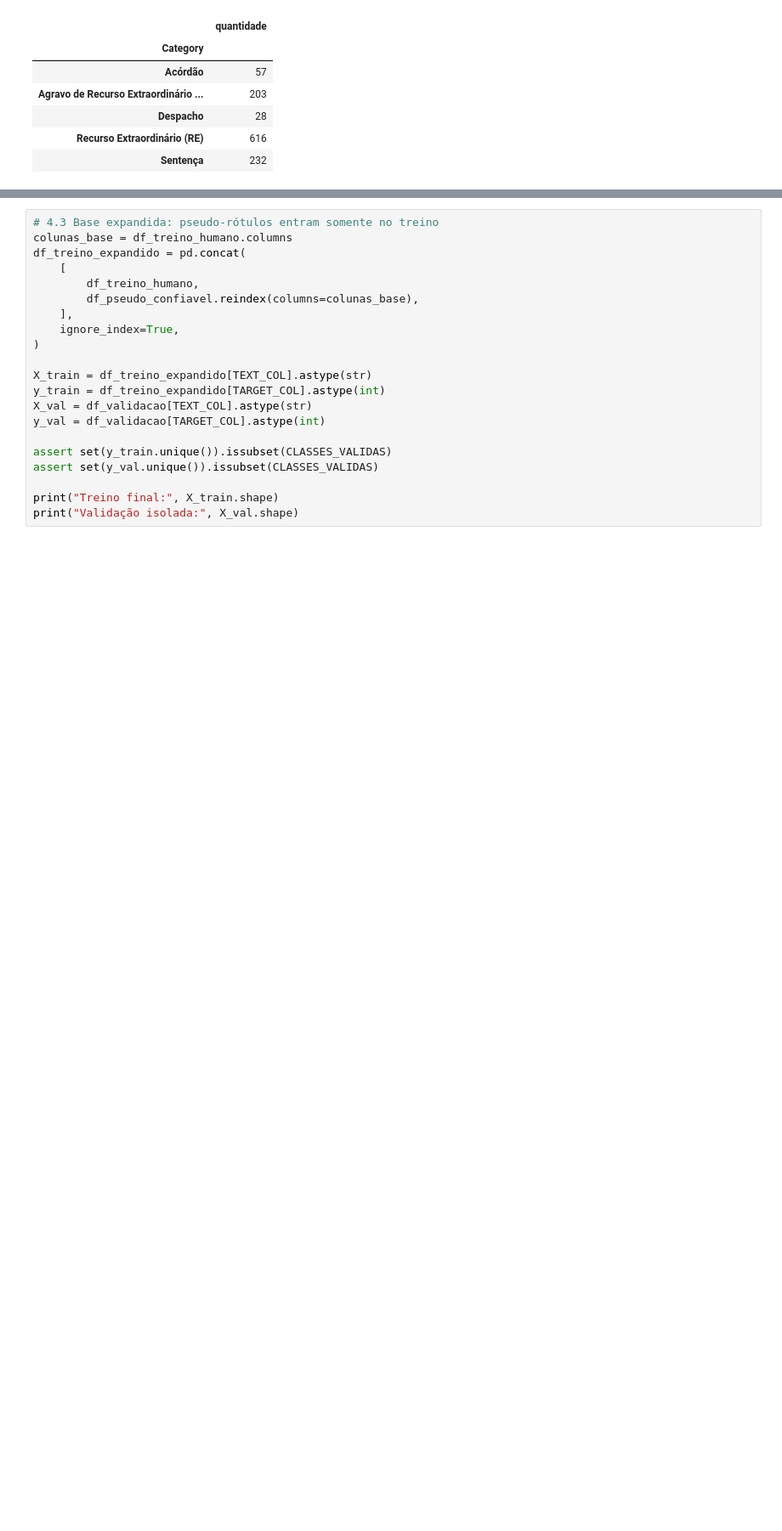
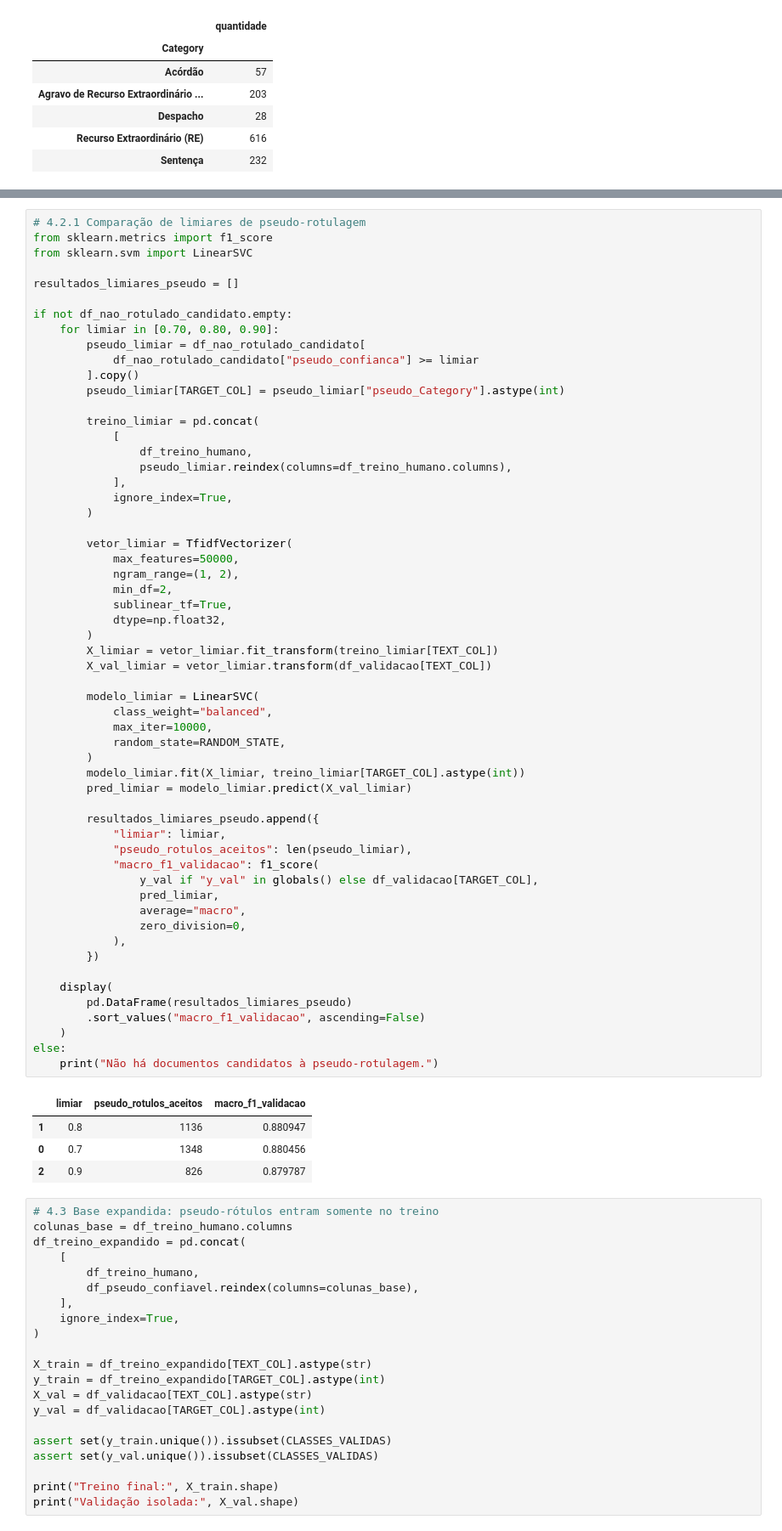
Before and after one commit to anneSS1/Projeto_PLN, a Jupyter notebook: main.ipynb, the cells around one changed output, grey strips where cells are left out. Shown at 85% size. Saved outputs shown, nothing was run; the diff lists cells and outputs as text; blank space fills up the shorter version.

Commit message:
svm com caracteres e add outros modelos

```diff
--- a/main.ipynb
+++ b/main.ipynb
@@ -705,3 +709,65 @@ Pseudo-rótulos rejeitados por baixa confiança: 871
+# %%
+# 4.2.1 Comparação de limiares de pseudo-rotulagem
+from sklearn.metrics import f1_score
+from sklearn.svm import LinearSVC
+
+resultados_limiares_pseudo = []
+
+if not df_nao_rotulado_candidato.empty:
+    for limiar in [0.70, 0.80, 0.90]:
+        pseudo_limiar = df_nao_rotulado_candidato[
+            df_nao_rotulado_candidato["pseudo_confianca"] >= limiar
+        ].copy()
+        pseudo_limiar[TARGET_COL] = pseudo_limiar["pseudo_Category"].astype(int)
+
+        treino_limiar = pd.concat(
+            [
+                df_treino_humano,
+                pseudo_limiar.reindex(columns=df_treino_humano.columns),
+            ],
+            ignore_index=True,
+        )
+
+        vetor_limiar = TfidfVectorizer(
+            max_features=50000,
+            ngram_range=(1, 2),
+            min_df=2,
+            sublinear_tf=True,
+            dtype=np.float32,
+        )
+        X_limiar = vetor_limiar.fit_transform(treino_limiar[TEXT_COL])
+        X_val_limiar = vetor_limiar.transform(df_validacao[TEXT_COL])
+
+        modelo_limiar = LinearSVC(
+            class_weight="balanced",
+            max_iter=10000,
+            random_state=RANDOM_STATE,
+        )
+        modelo_limiar.fit(X_limiar, treino_limiar[TARGET_COL].astype(int))
+        pred_limiar = modelo_limiar.predict(X_val_limiar)
+
+        resultados_limiares_pseudo.append({
+            "limiar": limiar,
+            "pseudo_rotulos_aceitos": len(pseudo_limiar),
+            "macro_f1_validacao": f1_score(
+                y_val if "y_val" in globals() else df_validacao[TARGET_COL],
+                pred_limiar,
+                average="macro",
+                zero_division=0,
+            ),
+        })
+
+    display(
+        pd.DataFrame(resultados_limiares_pseudo)
+        .sort_values("macro_f1_validacao", ascending=False)
+    )
+else:
+    print("Não há documentos candidatos à pseudo-rotulagem.")
+# %% [output]
+|  | limiar | pseudo_rotulos_aceitos | macro_f1_validacao |
+| 1 | 0.8 | 1136 | 0.880947 |
+| 0 | 0.7 | 1348 | 0.880456 |
+| 2 | 0.9 | 826 | 0.879787 |
 # %%
 # 4.3 Base expandida: pseudo-rótulos entram somente no treino
 colunas_base = df_treino_humano.columns
```
Also changed, not shown: parts of 26 cells of this notebook, 1 other file.
